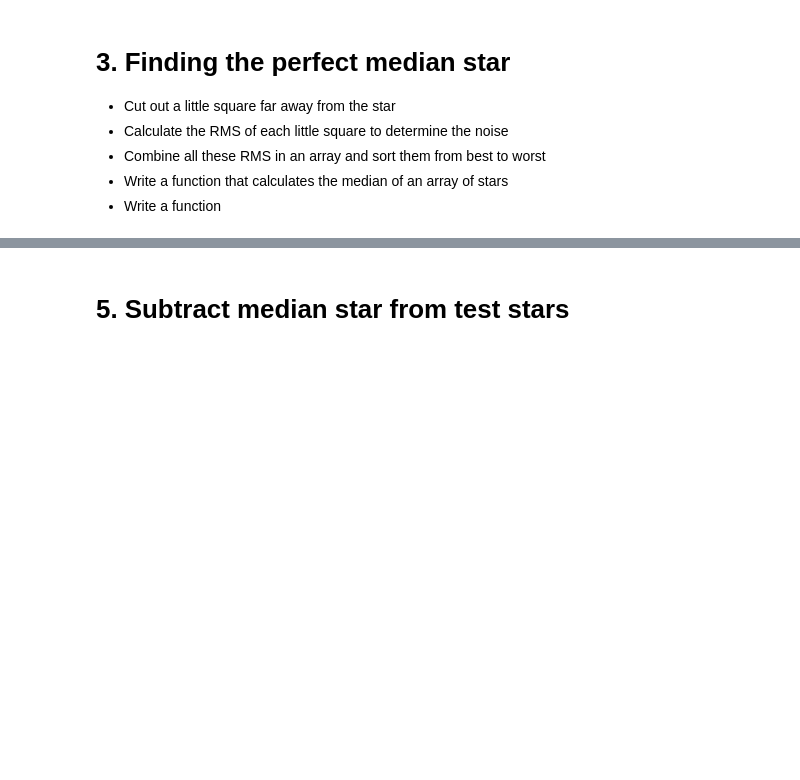
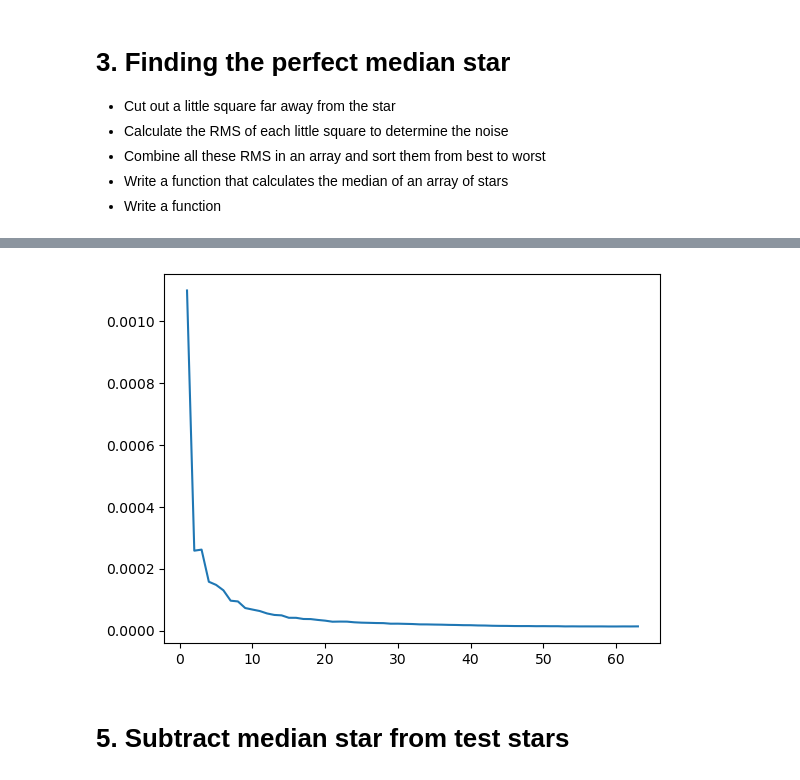
Before and after one commit to puck241/BRP_Joep_en_Puck, a Jupyter notebook: script.ipynb, the cells around one changed output, grey strips where cells are left out. Drawn from its saved outputs; the diff is of its cells as text; code cells hidden in the pictures; blank space fills up the shorter version.

```diff
--- a/script.ipynb
+++ b/script.ipynb
@@ -183,0 +169,12 @@ print(rms_s_s, rms_s_idx[0:65], len(rms_s_s))
+# %%
+#Here I calculate the rms of the median of the two images and then use the theoretical method
+med = np.median(single_stars_sort[rms_idx[0:2]], axis = 0)
+print(np.std(med[550:570, 450:470])) #rms of the median image of the two best images
+
+ding = single_stars_sort[rms_idx[0:1],:,:]
+ding2 = single_stars_sort[rms_idx[0:2],:,:]
+
+std1 = np.std(ding[0,550:570, 450:470])
+std2 = np.std(ding2[0, 550:570, 450:470])
+
+print(np.sqrt(std1**2 + std2**2)/np.sqrt(2)) #combined theoretical rms of the two best images
@@ -183,0 +184,9 @@ print(rms_s_s, rms_s_idx[0:65], len(rms_s_s))
+# %%
+#Make an array in which every ith entry is a median of the images from 0 to i in the array sorted from best to
+#worst rms
+
+rms_med_im = np.empty(len(single_stars_sort))
+for i in range(len(single_stars_sort)):
+    idx_arr = rms_idx[0:i+1]
+    med = np.median(single_stars_sort[idx_arr], axis = 0)
+    rms_med_im[i] = np.std(med[550:570, 450:470])
@@ -187,11 +208,11 @@ for i in range(len(rms_s_s)):
     idx_arr = rms_s_idx[0:i+1]
     med = median_star_arr(single_stars[idx_arr])
     rms_arr[i] = rms_patch(med)
-    plt.figure()
-    plt.title(f'Median with idx [0:{i+1}]')
-    plt.imshow(med)
-    plt.gca().invert_yaxis()
-    plt.xlim(500, 524)
-    plt.ylim(500, 524)
-    plt.colorbar()
-    plt.show()
+    #plt.figure()
+    #plt.title(f'Median with idx [0:{i+1}]')
+    #plt.imshow(med)
+    #plt.gca().invert_yaxis()
+    #plt.xlim(500, 524)
+    #plt.ylim(500, 524)
+    #plt.colorbar()
+    #plt.show()
@@ -212,4 +219,6 @@ for i in range(len(rms_s_s)):
 # %%
 plt.figure()
-plt.plot(N_keep, rms_arr)
+plt.plot(N_keep, rms_arr/np.sqrt(N_keep))
 plt.show()
+# %% [output]
+[figure, added]
```
Also changed, not shown: parts of 27 cells of this notebook.
